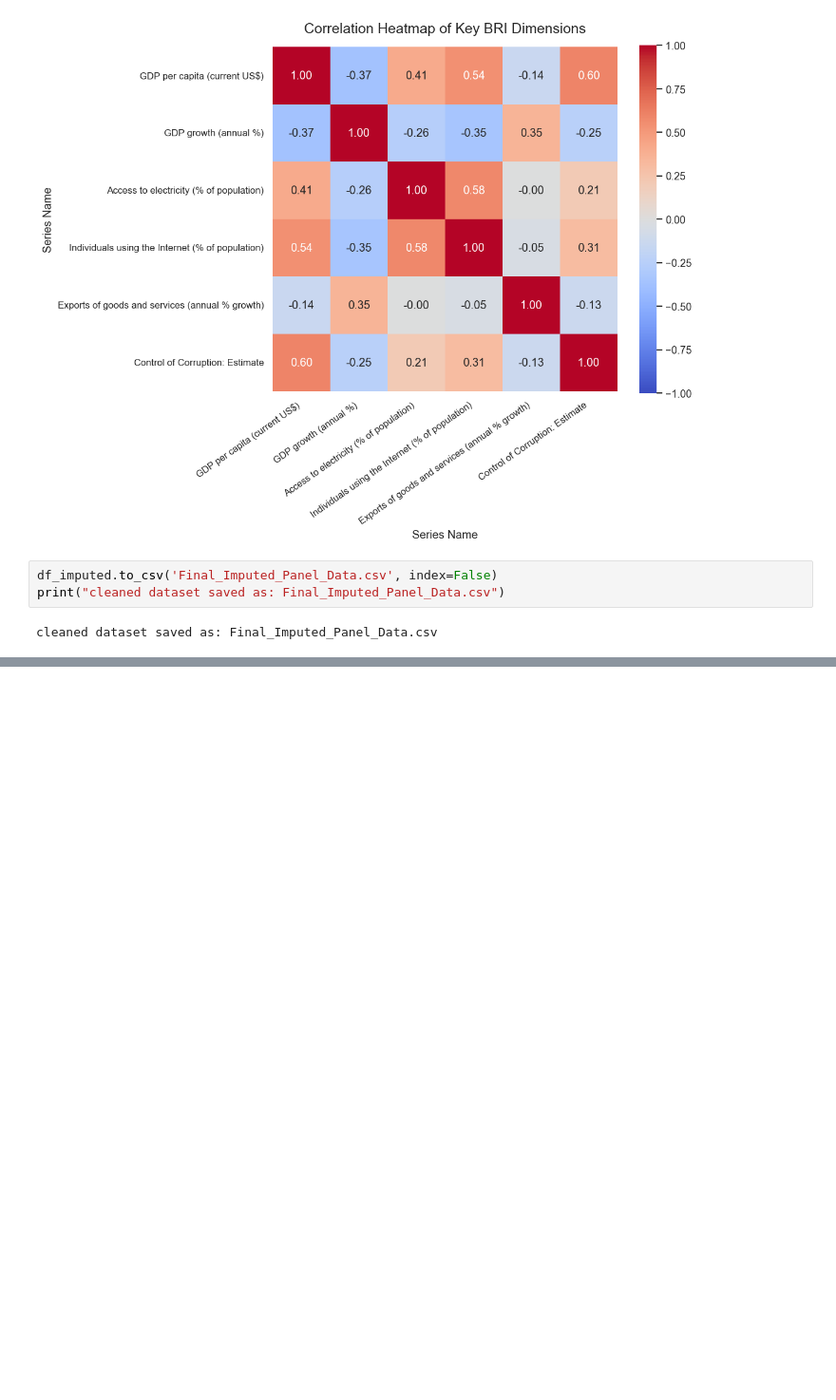
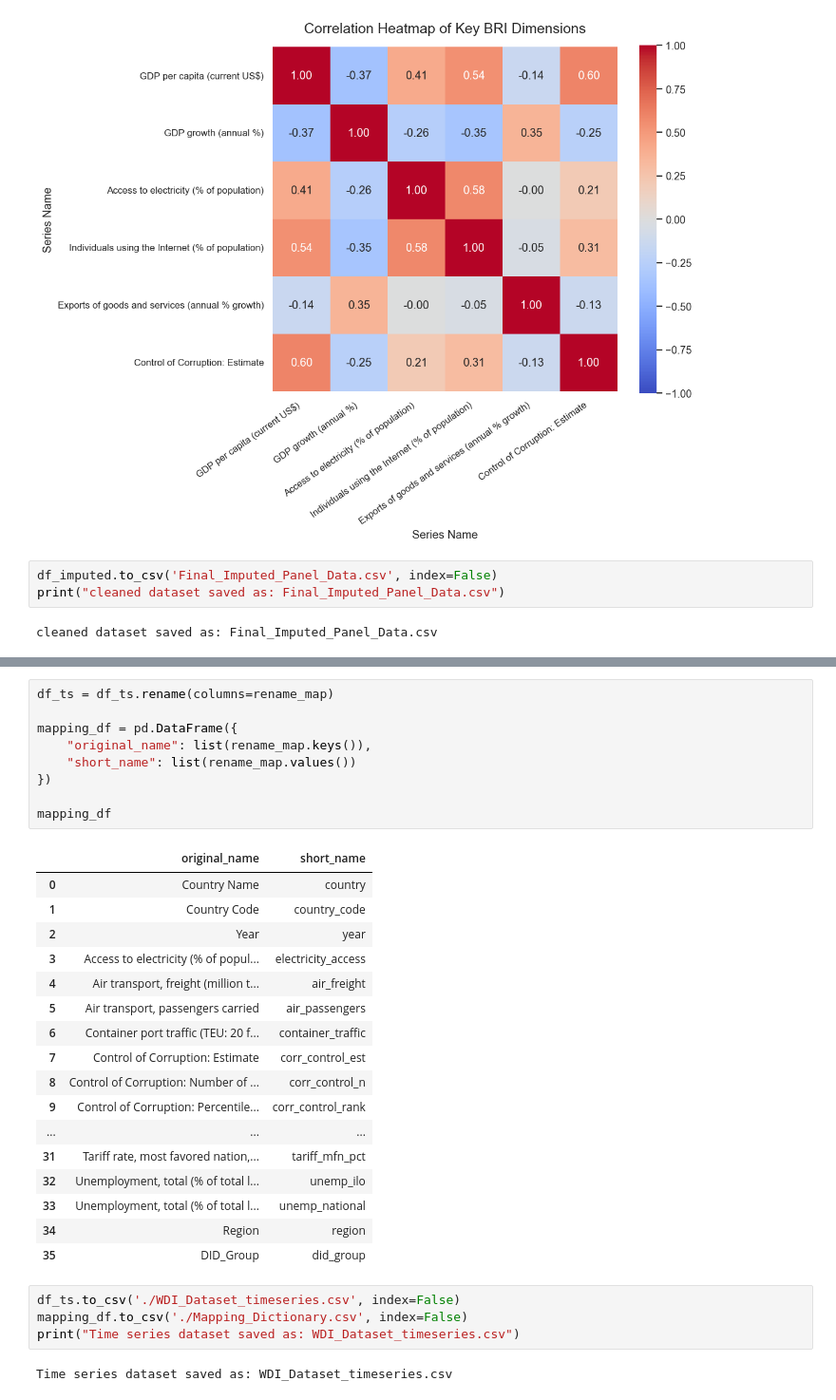
Before and after one commit to com-480-data-visualization/DVX, a Jupyter notebook: eda.ipynb, the cells around one changed output, grey strips where cells are left out. Shown at 95% size. Cells and saved outputs as stored; diff of their text form; blank space fills up the shorter version.

```diff
--- a/eda.ipynb
+++ b/eda.ipynb
@@ -242,0 +340,33 @@ cleaned dataset saved as: Final_Imputed_Panel_Data.csv
+# %%
+df_ts = df_ts.rename(columns=rename_map)
+
+mapping_df = pd.DataFrame({
+    "original_name": list(rename_map.keys()),
+    "short_name": list(rename_map.values())
+})
+
+mapping_df
+# %% [output]
+|  | original_name | short_name |
+| 0 | Country Name | country |
+| 1 | Country Code | country_code |
+| 2 | Year | year |
+| 3 | Access to electricity (% of popul... | electricity_access |
+| 4 | Air transport, freight (million t... | air_freight |
+| 5 | Air transport, passengers carried | air_passengers |
+| 6 | Container port traffic (TEU: 20 f... | container_traffic |
+| 7 | Control of Corruption: Estimate | corr_control_est |
+| 8 | Control of Corruption: Number of ... | corr_control_n |
+| 9 | Control of Corruption: Percentile... | corr_control_rank |
+| ... | ... | ... |
+| 31 | Tariff rate, most favored nation,... | tariff_mfn_pct |
+| 32 | Unemployment, total (% of total l... | unemp_ilo |
+| 33 | Unemployment, total (% of total l... | unemp_national |
+| 34 | Region | region |
+| 35 | DID_Group | did_group |
+# %%
+df_ts.to_csv('./WDI_Dataset_timeseries.csv', index=False)
+mapping_df.to_csv('./Mapping_Dictionary.csv', index=False)
+print("Time series dataset saved as: WDI_Dataset_timeseries.csv")
+# %% [output]
+Time series dataset saved as: WDI_Dataset_timeseries.csv
```
Also changed, not shown: parts of 4 cells of this notebook.
